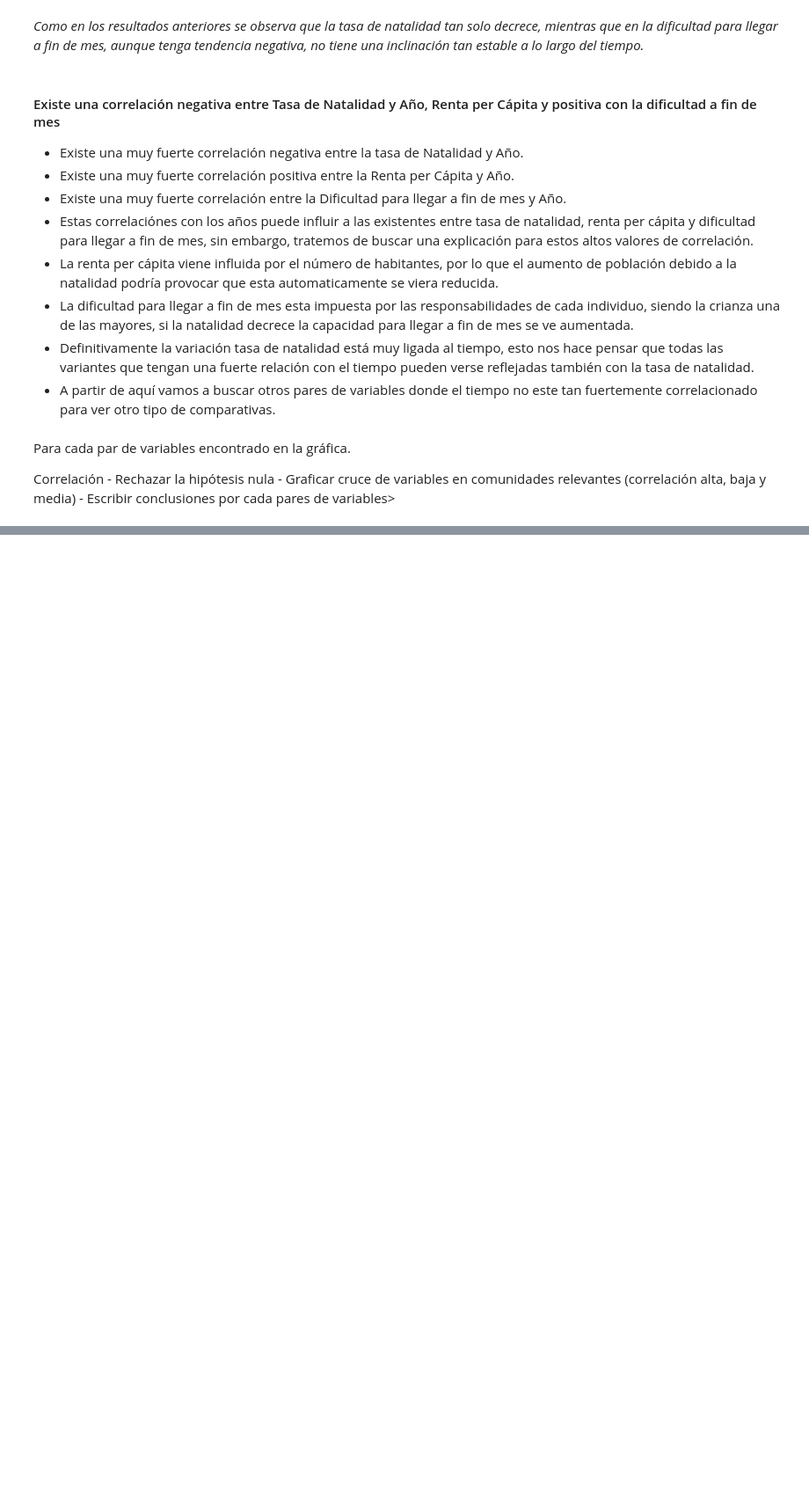
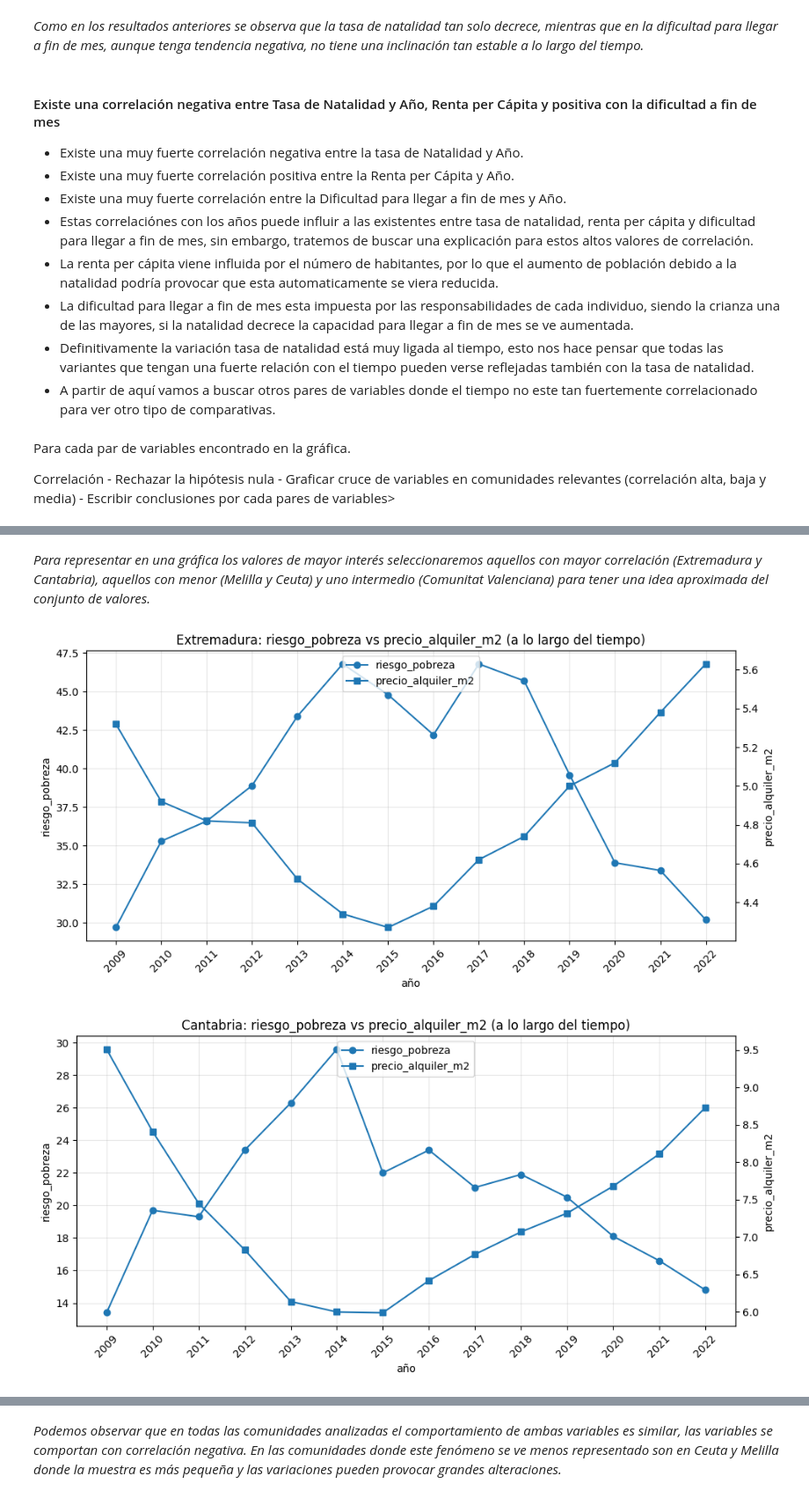
Before and after one commit to mrosm-dev/EDA_PIB_VS_CALIDAD_DE_VIDA, a Jupyter notebook: notebooks/Pedro/04_analisis.ipynb, the cells around one changed output, grey strips where cells are left out. Shown at 88% size. Cells and saved outputs as stored; diff of their text form; code cells hidden in the pictures; blank space fills up the shorter version.

```diff
--- a/notebooks/Pedro/04_analisis.ipynb
+++ b/notebooks/Pedro/04_analisis.ipynb
@@ -843,0 +1005,7 @@ Correlación - Rechazar la hipótesis nula - Graficar cruce de variables en comu
+# %% [markdown]
+*Para representar en una gráfica los valores de mayor interés seleccionaremos aquellos con mayor correlación (Extremadura y Cantabria), aquellos con menor (Melilla y Ceuta) y uno intermedio (Comunitat Valenciana) para tener una idea aproximada del conjunto de valores.*
+# %%
+ut.plot_dual_axis(df, ['Extremadura', 'Cantabria', 'Melilla', 'Ceuta', 'Comunitat Valenciana'], 'riesgo_pobreza', 'precio_alquiler_m2');
+# %% [output]
+[figure, added]
+[figure, added]
@@ -843,0 +1015,2 @@ Correlación - Rechazar la hipótesis nula - Graficar cruce de variables en comu
+# %% [markdown]
+*Podemos observar que en todas las comunidades analizadas el comportamiento de ambas variables es similar, las variables se comportan con correlación negativa. En las comunidades donde este fenómeno se ve menos representado son en Ceuta y Melilla donde la muestra es más pequeña y las variaciones pueden provocar grandes alteraciones.*
```
Also changed, not shown: parts of 18 cells of this notebook.
